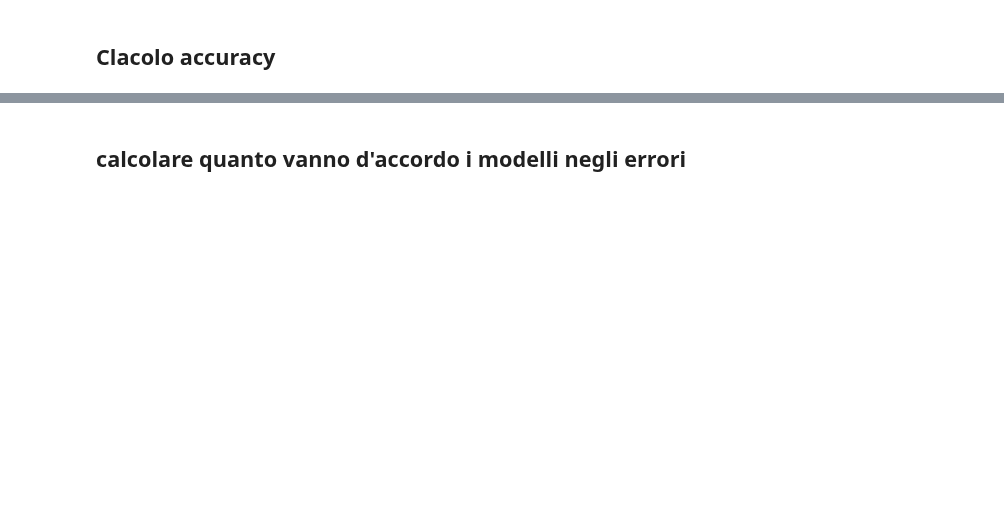
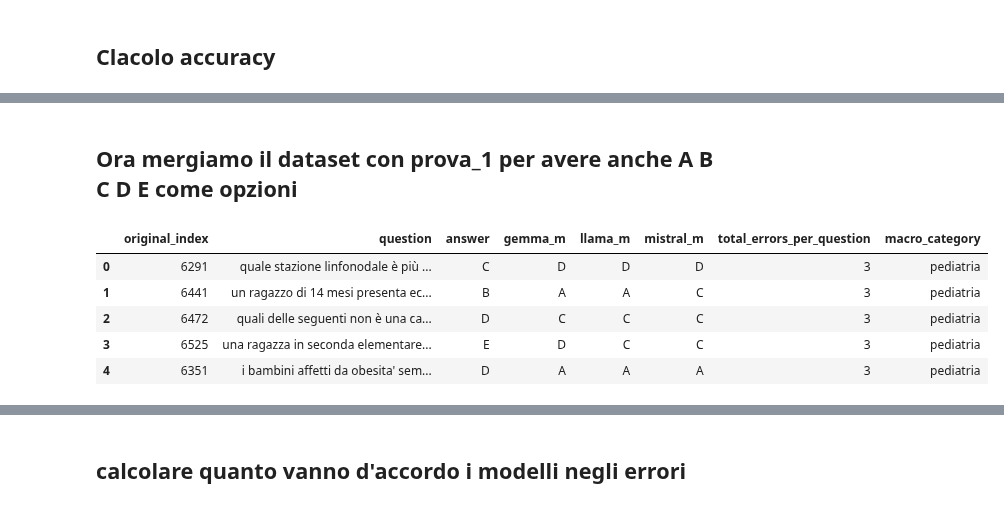
Before and after one commit to nicolobonato97/Big-Data-Analytics, a Jupyter notebook: Progetto Big Data/majority_voting.ipynb, the cells around one changed output, grey strips where cells are left out. Cells and saved outputs as stored; diff of their text form; code cells hidden in the pictures; blank space fills up the shorter version.

```diff
--- a/Progetto Big Data/majority_voting.ipynb
+++ b/Progetto Big Data/majority_voting.ipynb
@@ -513,0 +650,20 @@ Index: []
+# %% [markdown]
+## Ora mergiamo il dataset con prova_1 per avere anche A B C D E come opzioni
+# %%
+df_m=pd.read_csv("area_preclinica_clinica_2016_2019_finale.csv")
+df_ped=pd.read_csv("top_25_pediatria_problematic_questions.csv")
+
+df_m["index"] = range(len(df_m))
+
+df_m=df_m[["index"] + [col for col in df_m.columns if col != "index"]]
+
+df_m=df_m.drop(["id", "category", "macro category"], axis=1)
+df_m.head()
+df_ped.head()
+# %% [output]
+|  | original_index | question | answer | gemma_m | llama_m | mistral_m | total_errors_per_question | macro_category |
+| 0 | 6291 | quale stazione linfonodale è più ... | C | D | D | D | 3 | pediatria |
+| 1 | 6441 | un ragazzo di 14 mesi presenta ec... | B | A | A | C | 3 | pediatria |
+| 2 | 6472 | quali delle seguenti non è una ca... | D | C | C | C | 3 | pediatria |
+| 3 | 6525 | una ragazza in seconda elementare... | E | D | C | C | 3 | pediatria |
+| 4 | 6351 | i bambini affetti da obesita' sem... | D | A | A | A | 3 | pediatria |
```
Also changed, not shown: parts of 14 cells of this notebook, 2 other files.
